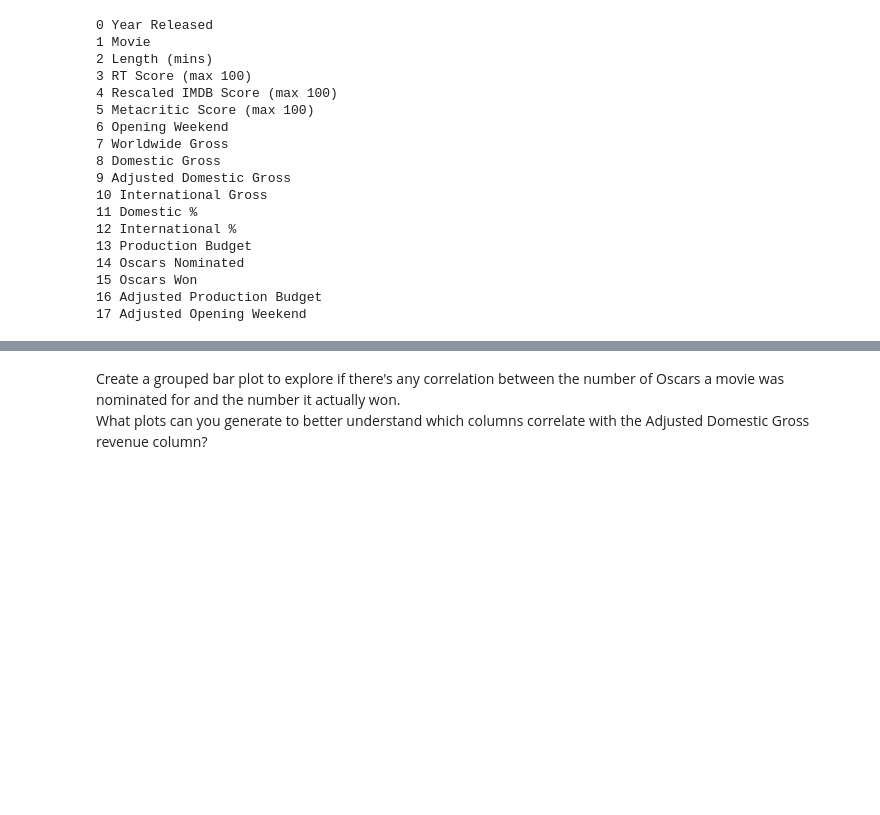
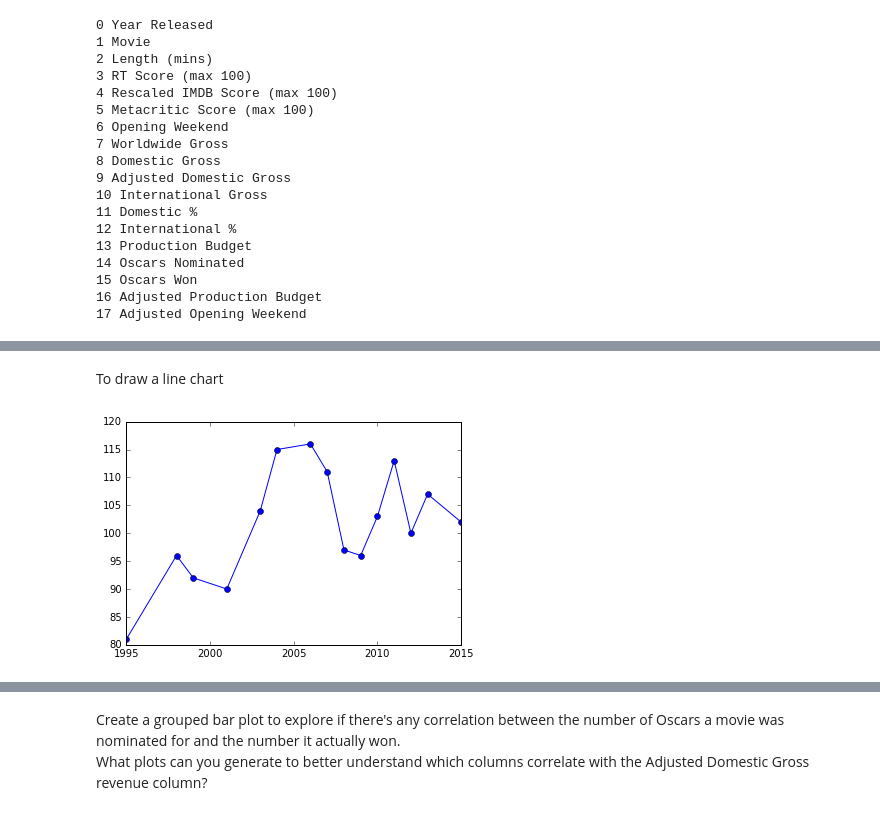
Before and after one commit to YiChanLee/PixarMoviesAnalysis, a Jupyter notebook: Pixar_Movie.ipynb, the cells around one changed output, grey strips where cells are left out. Saved outputs shown, nothing was run; the diff lists cells and outputs as text; code cells hidden in the pictures; blank space fills up the shorter version.

Commit message:
Added contents in data visualisation section

```diff
--- a/Pixar_Movie.ipynb
+++ b/Pixar_Movie.ipynb
@@ -560,0 +566,9 @@ pixar_movies.head()
+# %% [markdown]
+To draw a line chart
+# %%
+fig = plt.figure()
+ax = plt.axes()
+ax.plot(pixar_movies["Year Released"], pixar_movies["Length (mins)"],'o-')
+plt.show()
+# %% [output]
+[figure, added]
```
Also changed, not shown: parts of 22 cells of this notebook.
